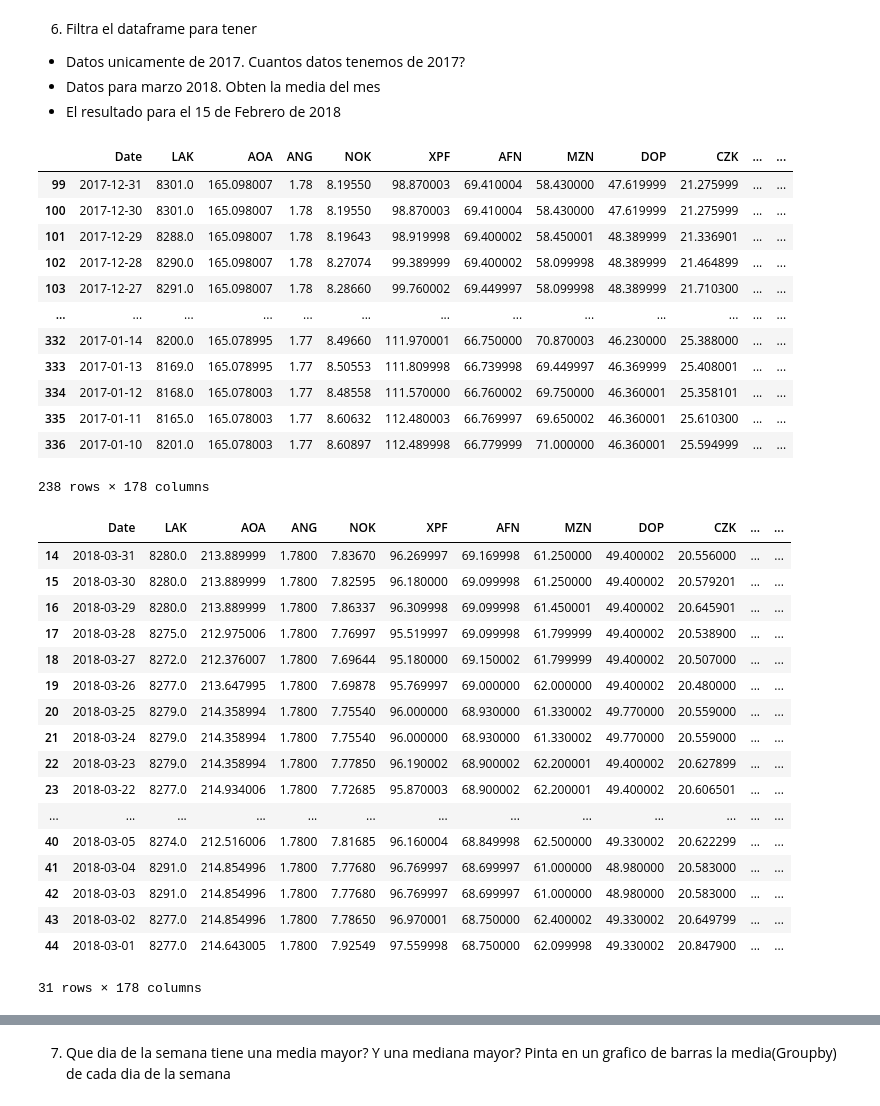
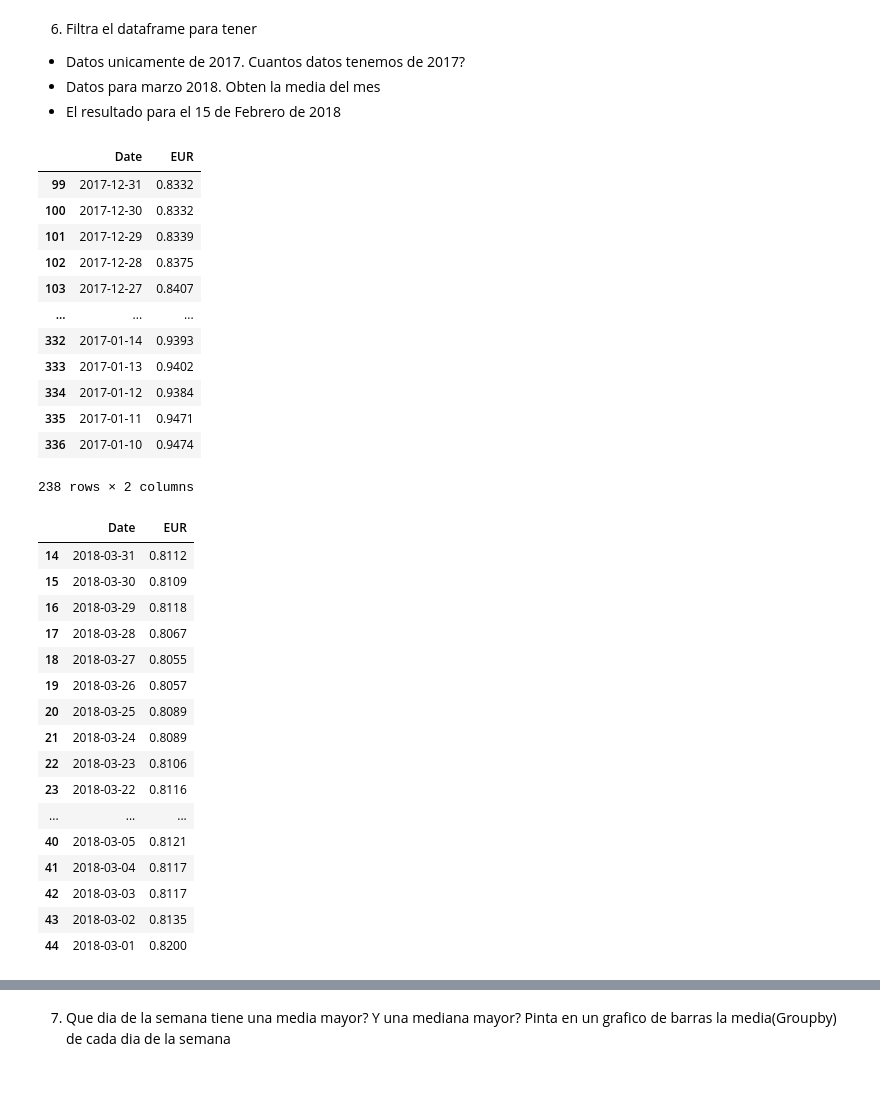
Before and after one commit to ElisaJacky/Time-series, a Jupyter notebook: intro-ejercicios-time-python_v2.ipynb, the cells around one changed output, grey strips where cells are left out. Drawn from its saved outputs; the diff is of its cells as text; code cells hidden in the pictures.

```diff
--- a/intro-ejercicios-time-python_v2.ipynb
+++ b/intro-ejercicios-time-python_v2.ipynb
@@ -199,5 +198,5 @@ import numpy as np
 # %% [markdown]
 1. Lee el archivo con pandas (no incluyas ningun parametro de momento)
 # %%
-Link='https://raw.githubusercontent.com/AnotherKamila/currency-exchange-rates/master/rates.csv'
+link='https://raw.githubusercontent.com/AnotherKamila/currency-exchange-rates/master/rates.csv'
 # %%
@@ -275,5 +274,5 @@ Length: 178, dtype: object
 # %% [markdown]
 4. Vuelve a leer el archivo, esta vez asignando el parametro al indice y el camo date como fecha. Comprueba que los dataframes son iguales (Se puede utilizar la funcion df.equals(exactly_equal) para comprobar dos dataframes)
 # %%
-linkcsv2=pd.read_csv(Link)
+linkcsv2=pd.read_csv(link)
 # %%
@@ -307,0 +302,3 @@ IndexError: only integers, slices (`:`), ellipsis (`...`), numpy.newaxis (`None`
+# %%
+dfEUR=linkcsv2.loc[:,['EUR']]
+print(dfEUR)
@@ -312,44 +337,47 @@ IndexError: only integers, slices (`:`), ellipsis (`...`), numpy.newaxis (`None`
 + El resultado para el 15 de Febrero de 2018
 # %%
 #Datafrom2017 - totals 238
-df_2017 = linkcsv2.sort_index()
-df_2017 = linkcsv2.reset_index()
+#df_2017= linkcsv2.sort_index()
+#df_2017= linkcsv2.reset_index()
+#df_2017[df_2017['Date'].between('2017-01-01', '2017-12-31')]
+
+df_2017= dfEUR.sort_index()
+df_2017= dfEUR.reset_index()
 df_2017[df_2017['Date'].between('2017-01-01', '2017-12-31')]
 # %% [output]
-|  | Date | LAK | AOA | ANG | NOK | XPF | AFN | MZN | DOP | CZK | ... | ... |
-| 99 | 2017-12-31 | 8301.0 | 165.098007 | 1.78 | 8.19550 | 98.870003 | 69.410004 | 58.430000 | 47.619999 | 21.275999 | ... | ... |
-| 100 | 2017-12-30 | 8301.0 | 165.098007 | 1.78 | 8.19550 | 98.870003 | 69.410004 | 58.430000 | 47.619999 | 21.275999 | ... | ... |
-| 101 | 2017-12-29 | 8288.0 | 165.098007 | 1.78 | 8.19643 | 98.919998 | 69.400002 | 58.450001 | 48.389999 | 21.336901 | ... | ... |
-| 102 | 2017-12-28 | 8290.0 | 165.098007 | 1.78 | 8.27074 | 99.389999 | 69.400002 | 58.099998 | 48.389999 | 21.464899 | ... | ... |
-| 103 | 2017-12-27 | 8291.0 | 165.098007 | 1.78 | 8.28660 | 99.760002 | 69.449997 | 58.099998 | 48.389999 | 21.710300 | ... | ... |
-| ... | ... | ... | ... | ... | ... | ... | ... | ... | ... | ... | ... | ... |
-| 332 | 2017-01-14 | 8200.0 | 165.078995 | 1.77 | 8.49660 | 111.970001 | 66.750000 | 70.870003 | 46.230000 | 25.388000 | ... | ... |
-| 333 | 2017-01-13 | 8169.0 | 165.078995 | 1.77 | 8.50553 | 111.809998 | 66.739998 | 69.449997 | 46.369999 | 25.408001 | ... | ... |
-| 334 | 2017-01-12 | 8168.0 | 165.078003 | 1.77 | 8.48558 | 111.570000 | 66.760002 | 69.750000 | 46.360001 | 25.358101 | ... | ... |
-| 335 | 2017-01-11 | 8165.0 | 165.078003 | 1.77 | 8.60632 | 112.480003 | 66.769997 | 69.650002 | 46.360001 | 25.610300 | ... | ... |
-| 336 | 2017-01-10 | 8201.0 | 165.078003 | 1.77 | 8.60897 | 112.489998 | 66.779999 | 71.000000 | 46.360001 | 25.594999 | ... | ... |
+|  | Date | EUR |
+| 99 | 2017-12-31 | 0.8332 |
+| 100 | 2017-12-30 | 0.8332 |
+| 101 | 2017-12-29 | 0.8339 |
+| 102 | 2017-12-28 | 0.8375 |
+| 103 | 2017-12-27 | 0.8407 |
+| ... | ... | ... |
+| 332 | 2017-01-14 | 0.9393 |
+| 333 | 2017-01-13 | 0.9402 |
+| 334 | 2017-01-12 | 0.9384 |
+| 335 | 2017-01-11 | 0.9471 |
+| 336 | 2017-01-10 | 0.9474 |
-238 rows × 178 columns
+238 rows × 2 columns
 # %%
 #March 2018
-df_0318 = linkcsv2.sort_index()
-df_0318 = linkcsv2.reset_index()
+df_0318 = dfEUR.sort_index()
+df_0318 = dfEUR.reset_index()
 df_0318[df_0318['Date'].between('2018-03-01', '2018-03-31')]
 # %% [output]
-|  | Date | LAK | AOA | ANG | NOK | XPF | AFN | MZN | DOP | CZK | ... | ... |
-| 14 | 2018-03-31 | 8280.0 | 213.889999 | 1.7800 | 7.83670 | 96.269997 | 69.169998 | 61.250000 | 49.400002 | 20.556000 | ... | ... |
-| 15 | 2018-03-30 | 8280.0 | 213.889999 | 1.7800 | 7.82595 | 96.180000 | 69.099998 | 61.250000 | 49.400002 | 20.579201 | ... | ... |
-| 16 | 2018-03-29 | 8280.0 | 213.889999 | 1.7800 | 7.86337 | 96.309998 | 69.099998 | 61.450001 | 49.400002 | 20.645901 | ... | ... |
-| 17 | 2018-03-28 | 8275.0 | 212.975006 | 1.7800 | 7.76997 | 95.519997 | 69.099998 | 61.799999 | 49.400002 | 20.538900 | ... | ... |
-| 18 | 2018-03-27 | 8272.0 | 212.376007 | 1.7800 | 7.69644 | 95.180000 | 69.150002 | 61.799999 | 49.400002 | 20.507000 | ... | ... |
-| 19 | 2018-03-26 | 8277.0 | 213.647995 | 1.7800 | 7.69878 | 95.769997 | 69.000000 | 62.000000 | 49.400002 | 20.480000 | ... | ... |
-| 20 | 2018-03-25 | 8279.0 | 214.358994 | 1.7800 | 7.75540 | 96.000000 | 68.930000 | 61.330002 | 49.770000 | 20.559000 | ... | ... |
-| 21 | 2018-03-24 | 8279.0 | 214.358994 | 1.7800 | 7.75540 | 96.000000 | 68.930000 | 61.330002 | 49.770000 | 20.559000 | ... | ... |
-| 22 | 2018-03-23 | 8279.0 | 214.358994 | 1.7800 | 7.77850 | 96.190002 | 68.900002 | 62.200001 | 49.400002 | 20.627899 | ... | ... |
-| 23 | 2018-03-22 | 8277.0 | 214.934006 | 1.7800 | 7.72685 | 95.870003 | 68.900002 | 62.200001 | 49.400002 | 20.606501 | ... | ... |
-| ... | ... | ... | ... | ... | ... | ... | ... | ... | ... | ... | ... | ... |
-| 40 | 2018-03-05 | 8274.0 | 212.516006 | 1.7800 | 7.81685 | 96.160004 | 68.849998 | 62.500000 | 49.330002 | 20.622299 | ... | ... |
-| 41 | 2018-03-04 | 8291.0 | 214.854996 | 1.7800 | 7.77680 | 96.769997 | 68.699997 | 61.000000 | 48.980000 | 20.583000 | ... | ... |
-| 42 | 2018-03-03 | 8291.0 | 214.854996 | 1.7800 | 7.77680 | 96.769997 | 68.699997 | 61.000000 | 48.980000 | 20.583000 | ... | ... |
-| 43 | 2018-03-02 | 8277.0 | 214.854996 | 1.7800 | 7.78650 | 96.970001 | 68.750000 | 62.400002 | 49.330002 | 20.649799 | ... | ... |
-| 44 | 2018-03-01 | 8277.0 | 214.643005 | 1.7800 | 7.92549 | 97.559998 | 68.750000 | 62.099998 | 49.330002 | 20.847900 | ... | ... |
+|  | Date | EUR |
+| 14 | 2018-03-31 | 0.8112 |
+| 15 | 2018-03-30 | 0.8109 |
+| 16 | 2018-03-29 | 0.8118 |
+| 17 | 2018-03-28 | 0.8067 |
+| 18 | 2018-03-27 | 0.8055 |
+| 19 | 2018-03-26 | 0.8057 |
+| 20 | 2018-03-25 | 0.8089 |
+| 21 | 2018-03-24 | 0.8089 |
+| 22 | 2018-03-23 | 0.8106 |
+| 23 | 2018-03-22 | 0.8116 |
+| ... | ... | ... |
+| 40 | 2018-03-05 | 0.8121 |
+| 41 | 2018-03-04 | 0.8117 |
+| 42 | 2018-03-03 | 0.8117 |
+| 43 | 2018-03-02 | 0.8135 |
+| 44 | 2018-03-01 | 0.8200 |
-31 rows × 178 columns
```
Also changed, not shown: parts of 18 cells of this notebook.
